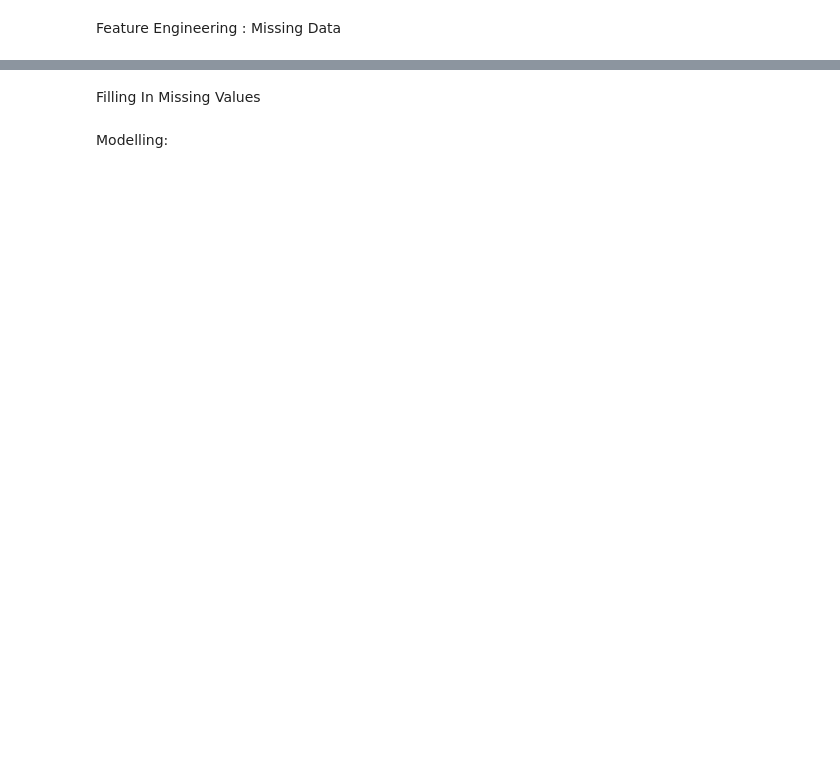
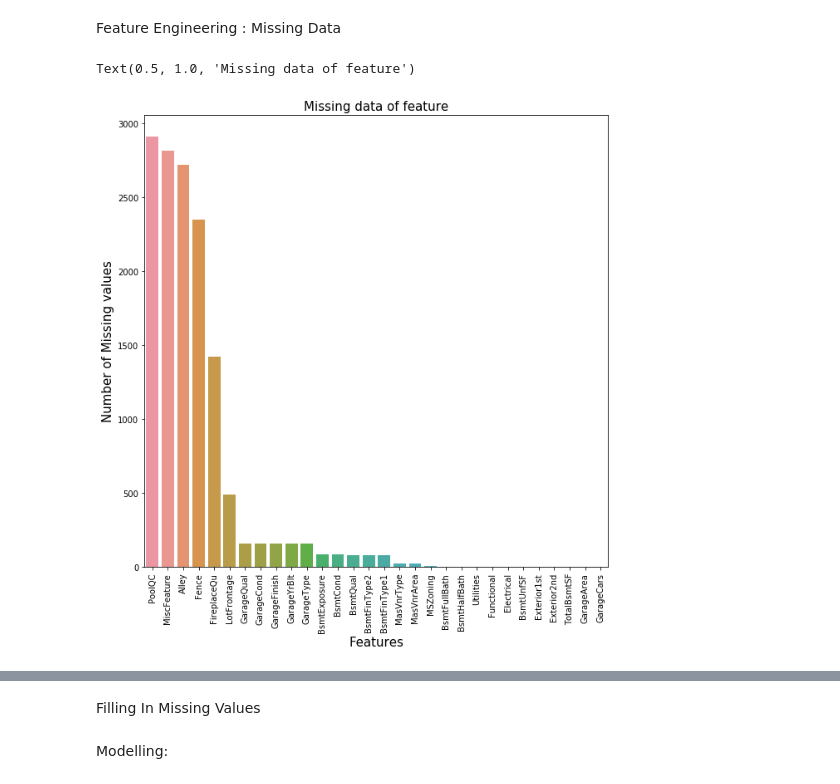
Before and after one commit to sshet06/Kaggle_Practice_project, a Jupyter notebook: LinearRegression.ipynb, the cells around one changed output, grey strips where cells are left out. Drawn from its saved outputs; the diff is of its cells as text; code cells hidden in the pictures; blank space fills up the shorter version.

```diff
--- a/LinearRegression.ipynb
+++ b/LinearRegression.ipynb
@@ -58,10 +63,14 @@ all_data.drop(['SalePrice'], axis=1, inplace=True)
 NA_all_data = (all_data.isnull().sum())
 NA_all_data = NA_all_data.drop(NA_all_data[NA_all_data == 0].index).sort_values(ascending=False)[:30]
 # %%
+#Visual Representation of Missing Values.
 f, ax = plt.subplots(figsize=(10, 10))
 plt.xticks(rotation='90')
 sns.barplot(x=NA_all_data.index, y=NA_all_data)
 plt.xlabel('Features', fontsize=15)
-plt.ylabel('Missing values', fontsize=15)
+plt.ylabel('Number of Missing values', fontsize=15)
 plt.title('Missing data of feature', fontsize=15)
+# %% [output]
+Text(0.5, 1.0, 'Missing data of feature')
+[figure, added]
 # %%
```
Also changed, not shown: parts of 16 cells of this notebook.
